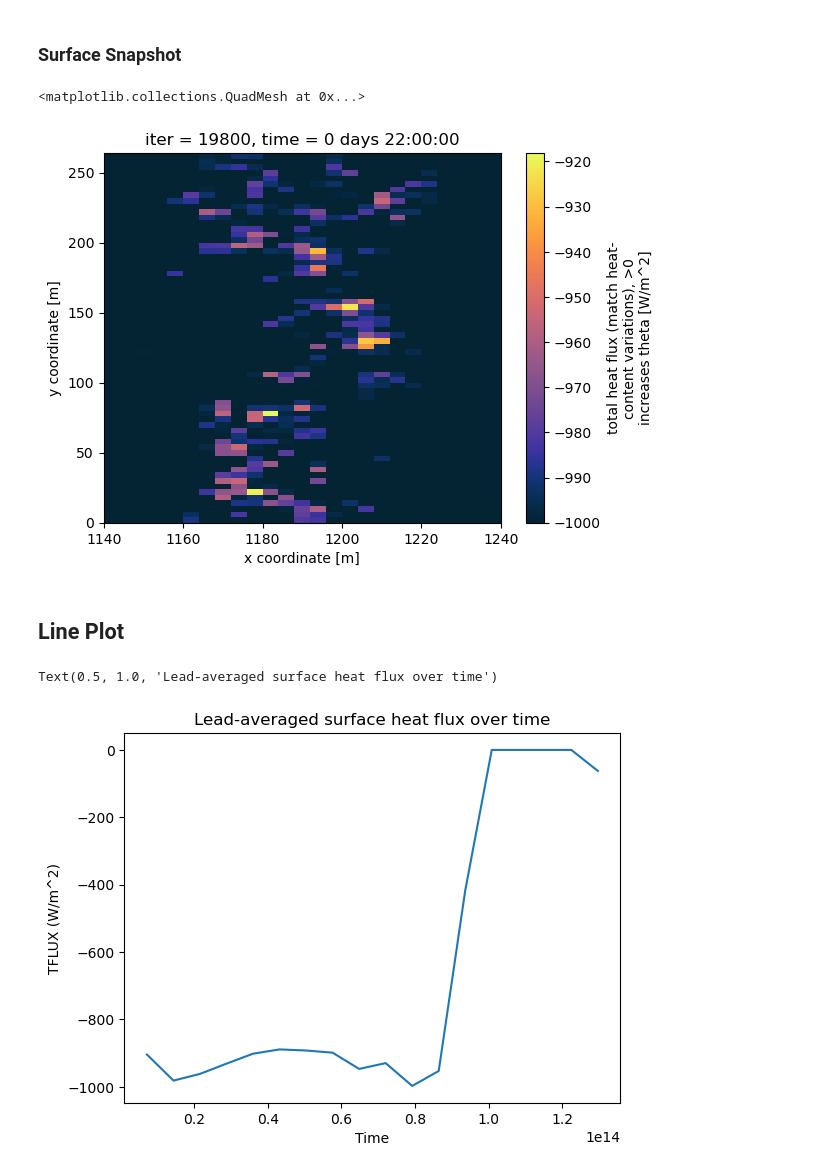
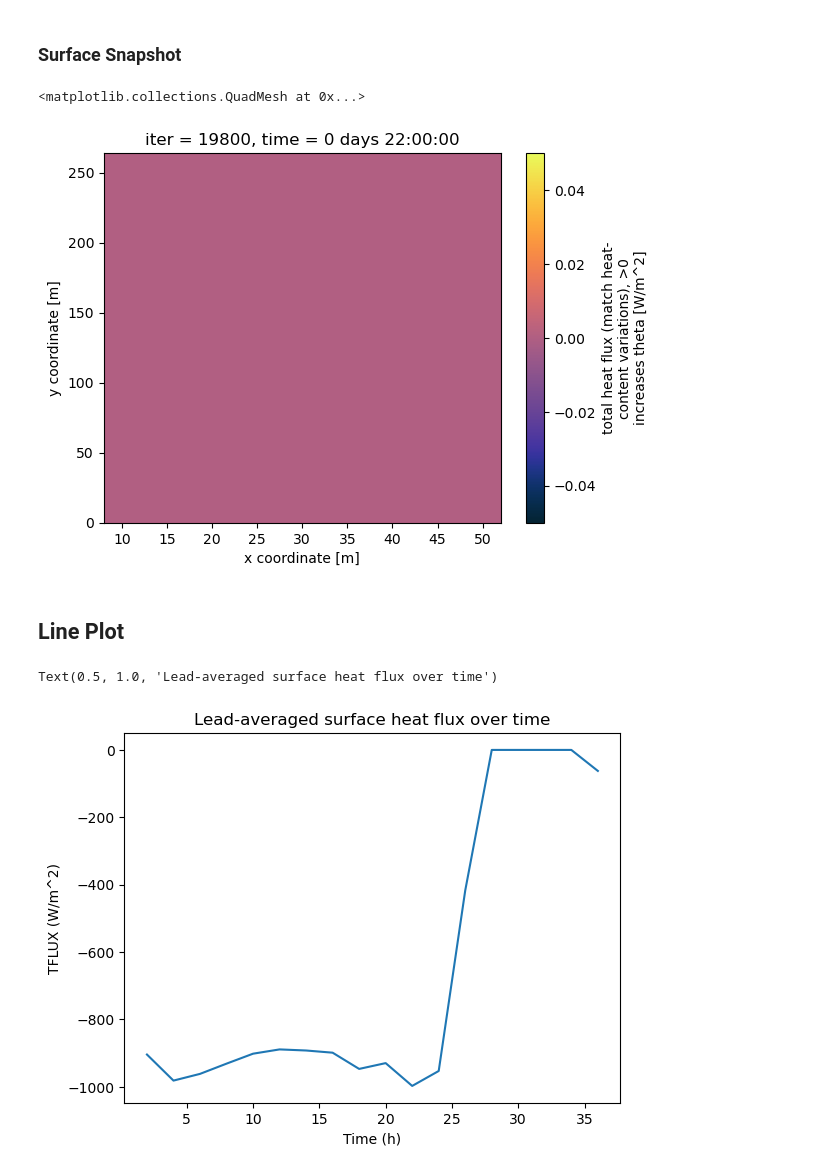
Before and after one commit to marlene-schramm/MSc_data_analysis, a Jupyter notebook: model_output/diag_surf_heat_flux.ipynb, the cells around one changed output. Drawn from its saved outputs; the diff is of its cells as text; code cells hidden in the pictures.

```diff
--- a/model_output/diag_surf_heat_flux.ipynb
+++ b/model_output/diag_surf_heat_flux.ipynb
@@ -22,7 +22,7 @@ import warnings
 # %% [markdown]
 ## Load Surface Diagnostics
 # %%
-model_run = "MSL005"
+model_run = "MSL007"
 delta_t = 4 # time step in seconsurfDiag
 output_dir = "../../MITgcm/so_plumes/" + model_run
 
@@ -49,20 +52,23 @@ surface_animation(surfDiag, var='TFLUX', model_run=model_run, time_dim='time', x
 ### Surface Snapshot
 # %%
 t = surfDiag.time[10]#
-xmin = 1142 # needs to be a multiple of 4 +2
-xmax = 1238 # needs to be a multiple of 4 +2
+xmin = 10 # needs to be a multiple of 4 +2
+xmax = 50 # needs to be a multiple of 4 +2
 surfDiag.TFLUX.sel(time=t, XC=slice(xmin, xmax)).plot(x="XC", y="YC", cmap=cmo.thermal)
 # %% [output]
 <matplotlib.collections.QuadMesh at 0x...>
-[figure, old version]
+[figure, new version]
 # %% [markdown]
 ## Line Plot
 # %%
 # lead-spatially averaged TFLUX over time
 TFLUX_lead = surfDiag.TFLUX.sel(XC=slice(1142, 1238))
-TFLUX_lead.mean(dim = ["XC", "YC"]).plot(x="time")
+TFLUX_lead_mean = TFLUX_lead.mean(dim = ["XC", "YC"])
+
+plt.plot(TFLUX_lead_mean.time/(60*60*1e9), TFLUX_lead_mean)
 plt.ylabel("TFLUX (W/m^2)")
+plt.xlabel("Time (h)")
 plt.title("Lead-averaged surface heat flux over time")
 # %% [output]
 Text(0.5, 1.0, 'Lead-averaged surface heat flux over time')
-[figure, old version]
+[figure, new version]
```
Also changed, not shown: parts of 1 cell of this notebook, 3 other files.
